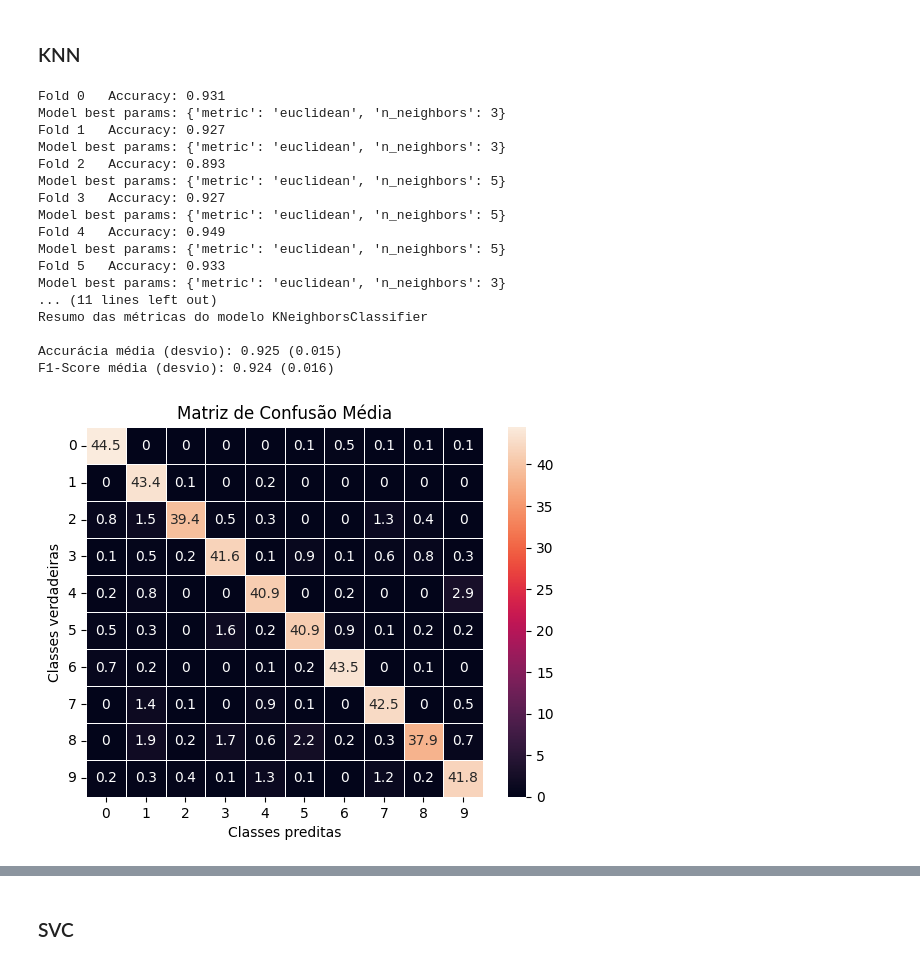
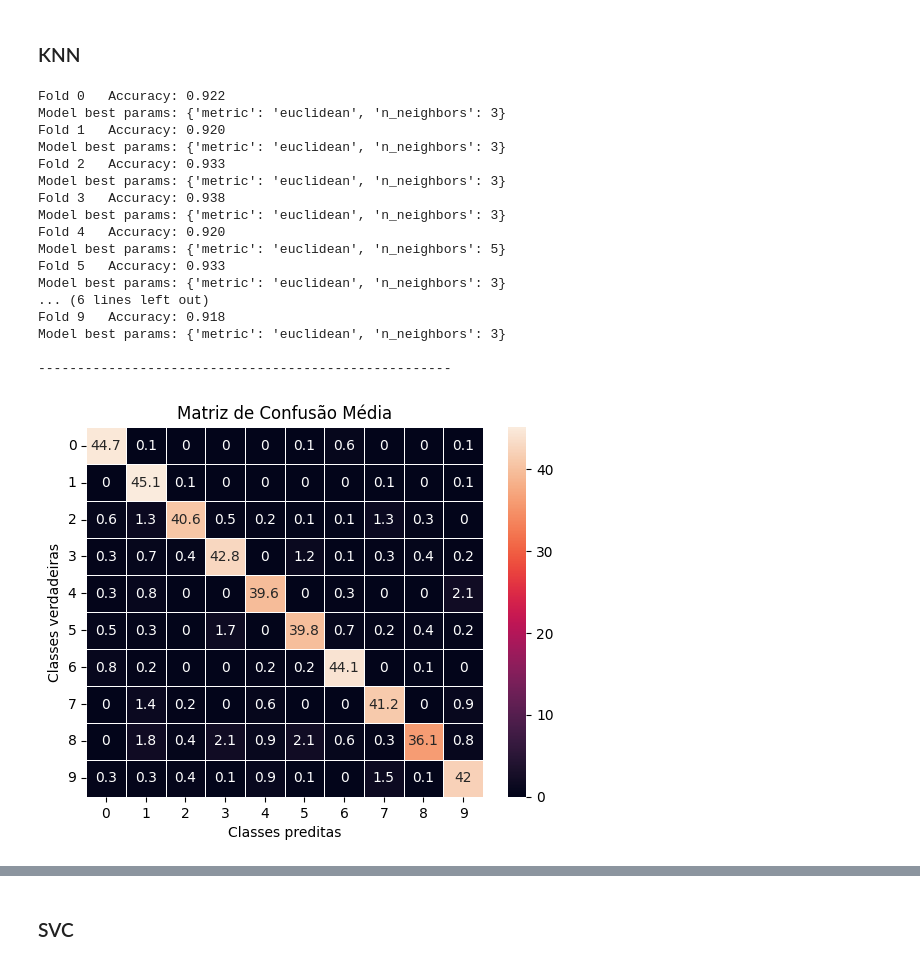
Before and after one commit to carlosgcarneiro/PESMnist, a Jupyter notebook: project_mnist.ipynb, the cells around one changed output, grey strips where cells are left out. Saved outputs shown, nothing was run; the diff lists cells and outputs as text; code cells hidden in the pictures.

```diff
--- a/project_mnist.ipynb
+++ b/project_mnist.ipynb
@@ -277,33 +277,33 @@ F1-Score média (desvio): 0.836 (0.016)
 # %% [markdown]
 ### KNN
 # %%
-knn = KNeighborsClassifier()
+knn = KNeighborsClassifier(n_jobs=-1)
 knn_params = {'n_neighbors': [3, 5, 7],
              'metric': ['euclidean', 'manhattan']}
 
 knn_acc, knn_f1, knn_cm, knn_roc, knn_grid_results = grid_Search(kf, knn, knn_params, X_train, y_train, n_jobs=-1)
 
 print("\n-----------------------------------------------------\n")
 knn_results = Results(type(knn).__name__, knn_acc, knn_f1,
                            knn_cm, knn_roc, knn_grid_results)
 knn_results.save()
 knn_results.plot()
 # %% [output]
-Fold 0   Accuracy: 0.931
+Fold 0   Accuracy: 0.922
 Model best params: {'metric': 'euclidean', 'n_neighbors': 3}
-Fold 1   Accuracy: 0.927
+Fold 1   Accuracy: 0.920
 Model best params: {'metric': 'euclidean', 'n_neighbors': 3}
-Fold 2   Accuracy: 0.893
-Model best params: {'metric': 'euclidean', 'n_neighbors': 5}
-Fold 3   Accuracy: 0.927
-Model best params: {'metric': 'euclidean', 'n_neighbors': 5}
-Fold 4   Accuracy: 0.949
+Fold 2   Accuracy: 0.933
+Model best params: {'metric': 'euclidean', 'n_neighbors': 3}
+Fold 3   Accuracy: 0.938
+Model best params: {'metric': 'euclidean', 'n_neighbors': 3}
+Fold 4   Accuracy: 0.920
 Model best params: {'metric': 'euclidean', 'n_neighbors': 5}
 Fold 5   Accuracy: 0.933
 Model best params: {'metric': 'euclidean', 'n_neighbors': 3}
-... (11 lines left out)
-Resumo das métricas do modelo KNeighborsClassifier
+... (6 lines left out)
+Fold 9   Accuracy: 0.918
+Model best params: {'metric': 'euclidean', 'n_neighbors': 3}
 
-Accurácia média (desvio): 0.925 (0.015)
-F1-Score média (desvio): 0.924 (0.016)
+-----------------------------------------------------
-[figure, old version]
+[figure, new version]
```
Also changed, not shown: parts of 11 cells of this notebook, 21 other files.
